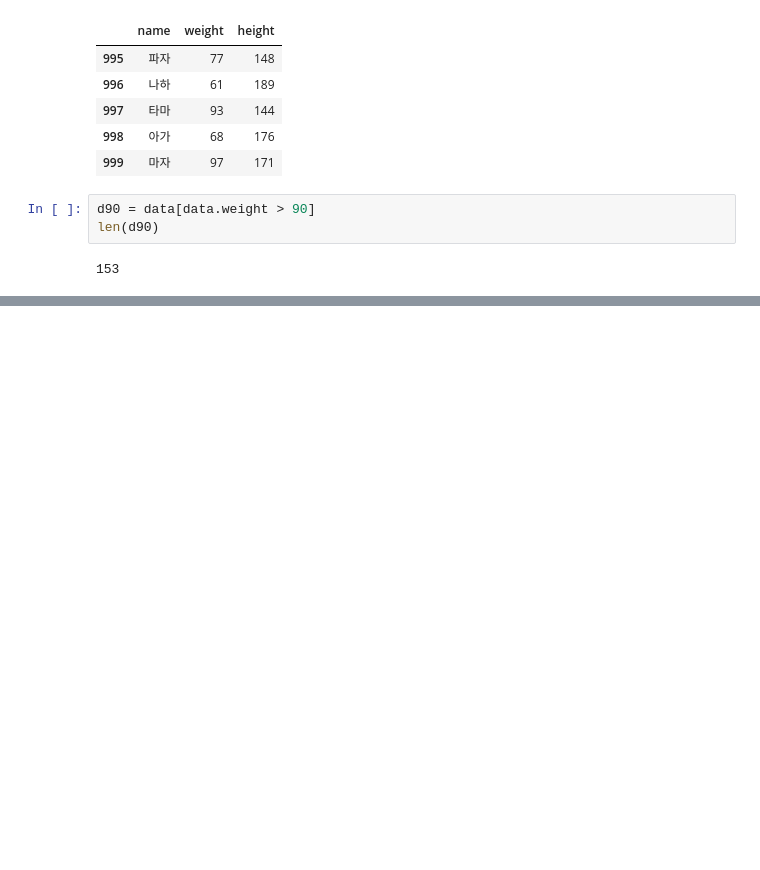
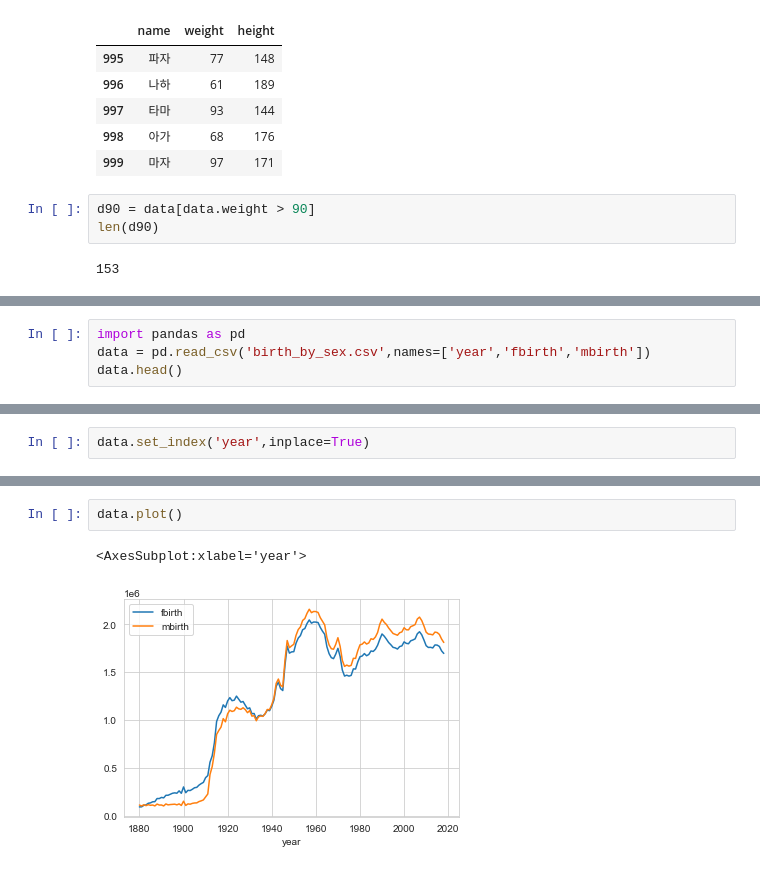
Before and after one commit to ilm52626/kba_2012, a Jupyter notebook: python_함수_guide.ipynb, the cells around one changed output, grey strips where cells are left out. Saved outputs shown, nothing was run; the diff lists cells and outputs as text; blank space fills up the shorter version.

```diff
--- a/python_함수_guide.ipynb
+++ b/python_함수_guide.ipynb
@@ -976,0 +1230,4 @@ len(d90)
+# %%
+import pandas as pd
+data = pd.read_csv('birth_by_sex.csv',names=['year','fbirth','mbirth'])
+data.head()
@@ -976,0 +1241,2 @@ len(d90)
+# %%
+data.set_index('year',inplace=True)
@@ -976,0 +1265,5 @@ len(d90)
+# %%
+data.plot()
+# %% [output]
+<AxesSubplot:xlabel='year'>
+[figure, added]
```
Also changed, not shown: parts of 20 cells of this notebook, 1 other file.
